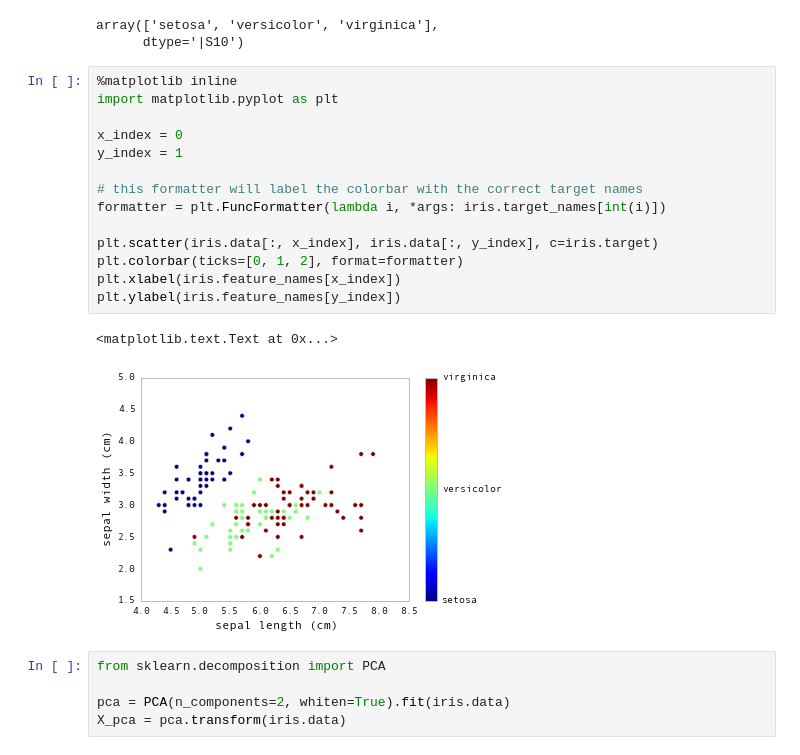
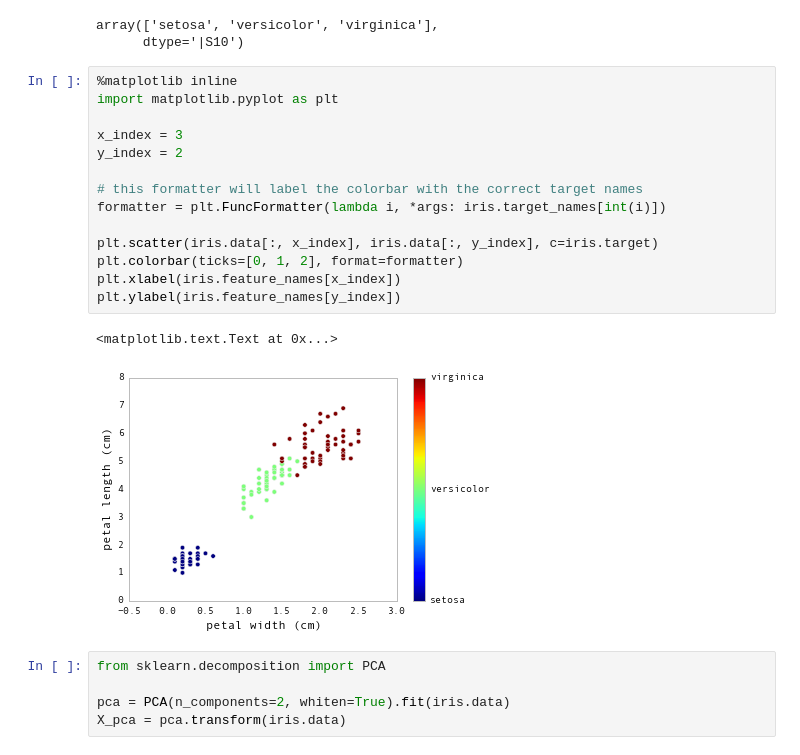
Before and after one commit to fonnesbeck/Bios8366, a Jupyter notebook: notebooks/Section6_1-Scikit-Learn.ipynb, the cells around one changed output. Drawn from its saved outputs; the diff is of its cells as text.

```diff
--- a/notebooks/Section6_1-Scikit-Learn.ipynb
+++ b/notebooks/Section6_1-Scikit-Learn.ipynb
@@ -83,20 +83,20 @@ array(['setosa', 'versicolor', 'virginica'],
 # %%
 %matplotlib inline
 import matplotlib.pyplot as plt
 
-x_index = 0
-y_index = 1
+x_index = 3
+y_index = 2
 
 # this formatter will label the colorbar with the correct target names
 formatter = plt.FuncFormatter(lambda i, *args: iris.target_names[int(i)])
 
 plt.scatter(iris.data[:, x_index], iris.data[:, y_index], c=iris.target)
 plt.colorbar(ticks=[0, 1, 2], format=formatter)
 plt.xlabel(iris.feature_names[x_index])
 plt.ylabel(iris.feature_names[y_index])
 # %% [output]
 <matplotlib.text.Text at 0x...>
-[figure, old version]
+[figure, new version]
 # %%
 from sklearn.decomposition import PCA
 
```
Also changed, not shown: parts of 5 cells of this notebook, 1 other file.
